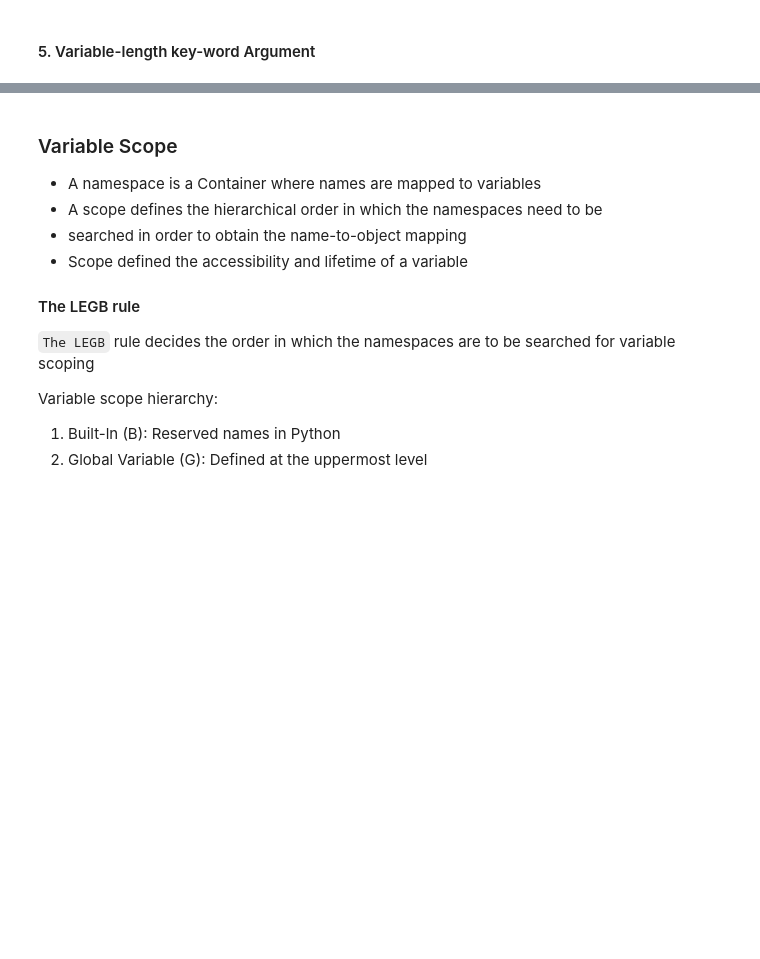
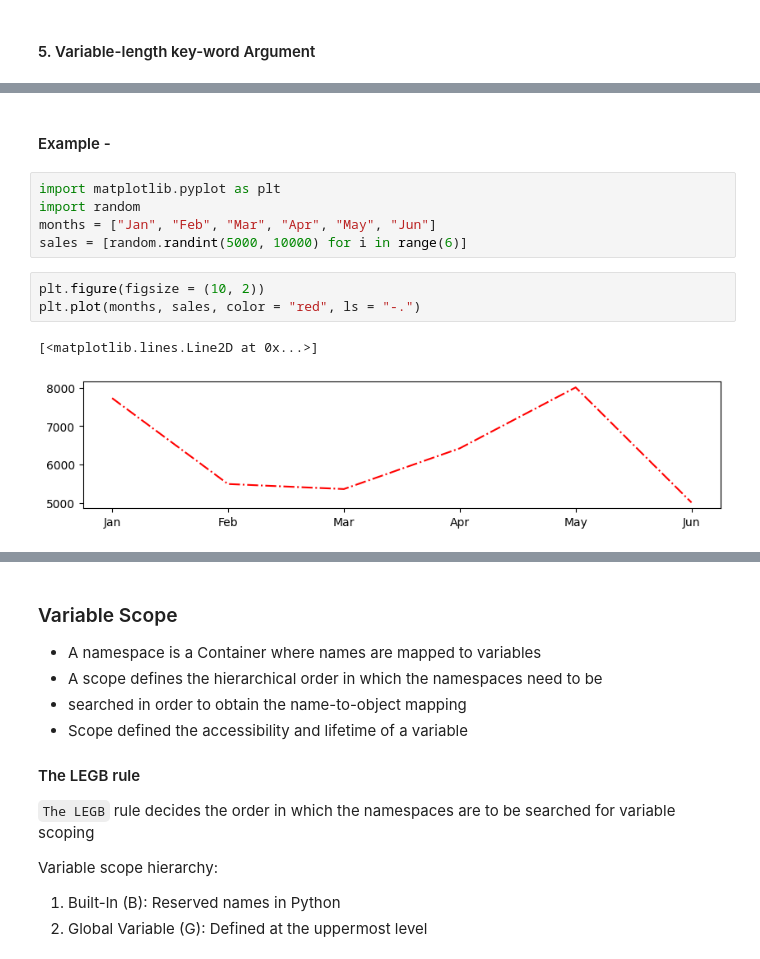
Before and after one commit to knowledge-corner/Oracle_10_Mar_25, a Jupyter notebook: Classwork/Day - 3.ipynb, the cells around one changed output, grey strips where cells are left out. Saved outputs shown, nothing was run; the diff lists cells and outputs as text; blank space fills up the shorter version.

```diff
--- a/Classwork/Day - 3.ipynb
+++ b/Classwork/Day - 3.ipynb
@@ -12,0 +131,13 @@
+# %% [markdown]
+#### Example -
+# %%
+import matplotlib.pyplot as plt
+import random
+months = ["Jan", "Feb", "Mar", "Apr", "May", "Jun"]
+sales = [random.randint(5000, 10000) for i in range(6)]
+# %%
+plt.figure(figsize = (10, 2))
+plt.plot(months, sales, color = "red", ls = "-.")
+# %% [output]
+[<matplotlib.lines.Line2D at 0x...>]
+[figure, added]
```
Also changed, not shown: parts of 19 cells of this notebook.
